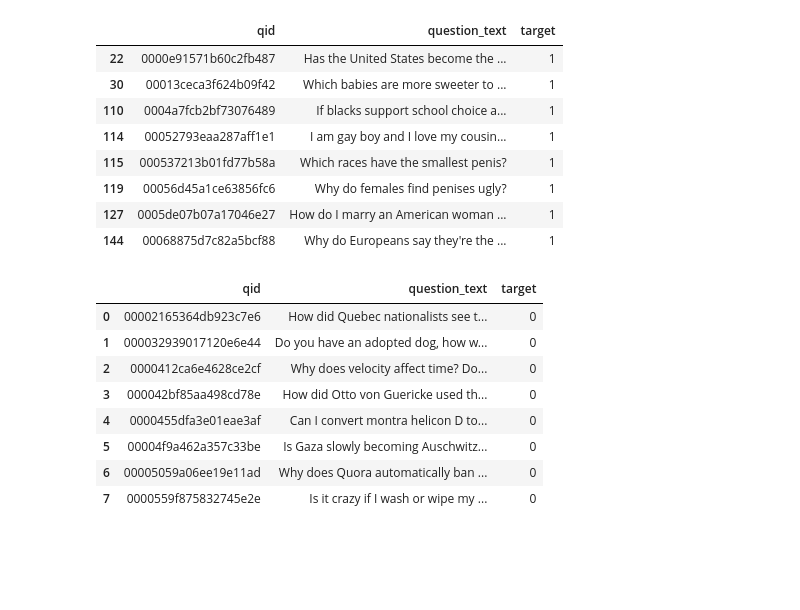
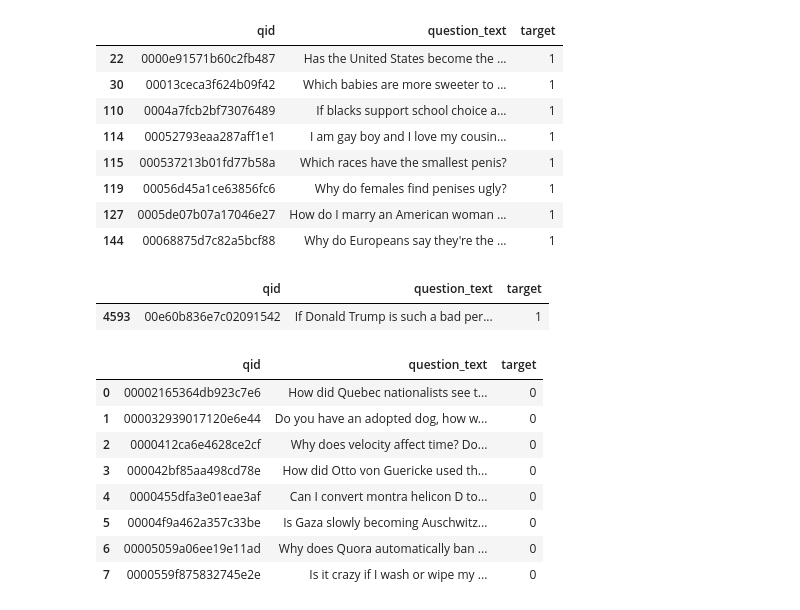
Before and after one commit to aman-sawarn/Quora-Insincere-Question-Prediction, a Jupyter notebook: Quora EDA.ipynb, the cells around one changed output. Drawn from its saved outputs; the diff is of its cells as text; code cells hidden in the pictures; blank space fills up the shorter version.

```diff
--- a/Quora EDA.ipynb
+++ b/Quora EDA.ipynb
@@ -36,6 +36,12 @@ df[df['target']==1].head(8)
 | 119 | 00056d45a1ce63856fc6 | Why do females find penises ugly? | 1 |
 | 127 | 0005de07b07a17046e27 | How do I marry an American woman ... | 1 |
 | 144 | 00068875d7c82a5bcf88 | Why do Europeans say they're the ... | 1 |
+# %%
+x=df[df['target']==1]
+x[300:301]
+# %% [output]
+|  | qid | question_text | target |
+| 4593 | 00e60b836e7c02091542 | If Donald Trump is such a bad per... | 1 |
 # %%
 df[df['target']==0].head(8)
 # %% [output]
```
Also changed, not shown: 2 other files.
